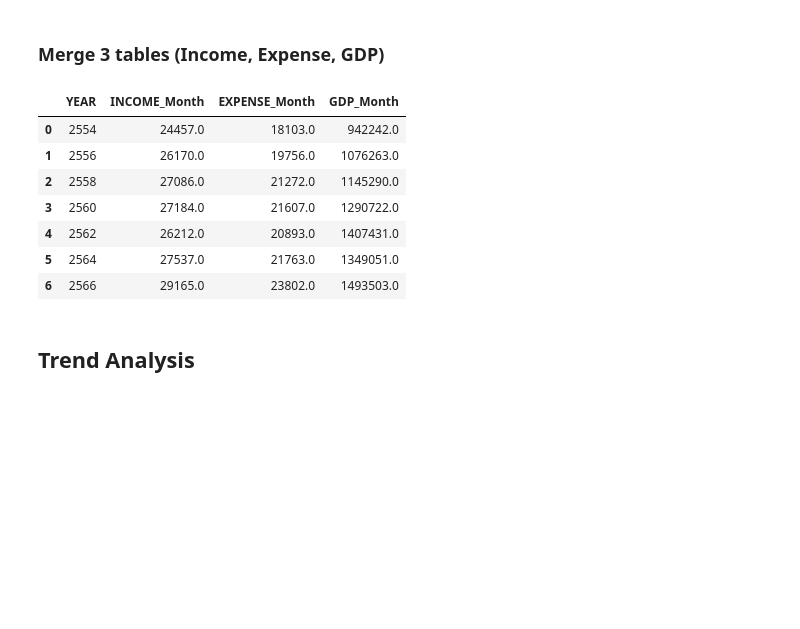
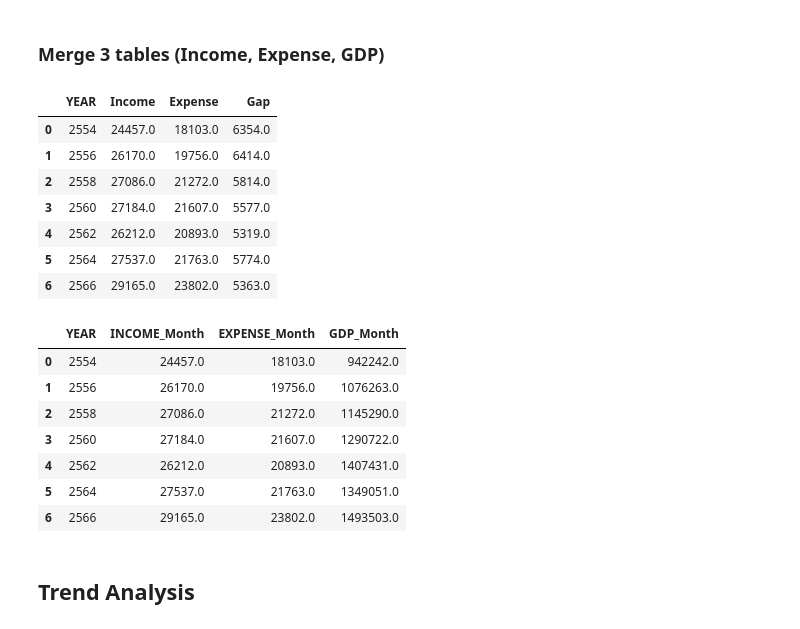
Before and after one commit to JidapaBur/TH_Avg_HouseholdIncome, a Jupyter notebook: TH_Avg_HouseholdIncome.ipynb, the cells around one changed output. Drawn from its saved outputs; the diff is of its cells as text; code cells hidden in the pictures; blank space fills up the shorter version.

```diff
--- a/TH_Avg_HouseholdIncome.ipynb
+++ b/TH_Avg_HouseholdIncome.ipynb
@@ -89,29 +89,39 @@ tb3.head(5)
 # %%
 #Merge Table of income and expense
 
 tb12 = pd.merge(tb1, tb2, on=['YEAR', 'REGION'], how='inner')
 tb12 = tb12.reset_index(drop=True)
 
 #Rename Columns
 tb_inner = tb12.rename(columns={'MONTHLY_INCOME': 'Income', 'VALUE': 'Expense'})
 tb = tb_inner[[ 'YEAR', 'Income', 'Expense']]
+tb['Gap'] = tb['Income'] - tb['Expense']
 
+display(tb.head(10))
 
 #Merge Table of GDP
 tb13 = pd.merge(tb, tb3, on=['YEAR'], how='inner')
 tb13 = tb13.rename(columns={'Income':'INCOME_Month', 'Expense':'EXPENSE_Month'})
 tb_merge = tb13[[ 'YEAR', 'INCOME_Month', 'EXPENSE_Month', 'GDP_Month']]
 
 display(tb_merge.head(10))
 # %% [output]
-|  | YEAR | INCOME_Month | EXPENSE_Month | GDP_Month |
-| 0 | 2554 | 24457.0 | 18103.0 | 942242.0 |
-| 1 | 2556 | 26170.0 | 19756.0 | 1076263.0 |
-| 2 | 2558 | 27086.0 | 21272.0 | 1145290.0 |
-| 3 | 2560 | 27184.0 | 21607.0 | 1290722.0 |
-| 4 | 2562 | 26212.0 | 20893.0 | 1407431.0 |
-| 5 | 2564 | 27537.0 | 21763.0 | 1349051.0 |
-| 6 | 2566 | 29165.0 | 23802.0 | 1493503.0 |
+|  | YEAR | Income | Expense | Gap |
+| 0 | 2554 | 24457.0 | 18103.0 | 6354.0 |
+| 1 | 2556 | 26170.0 | 19756.0 | 6414.0 |
+| 2 | 2558 | 27086.0 | 21272.0 | 5814.0 |
+| 3 | 2560 | 27184.0 | 21607.0 | 5577.0 |
+| 4 | 2562 | 26212.0 | 20893.0 | 5319.0 |
+| 5 | 2564 | 27537.0 | 21763.0 | 5774.0 |
+| 6 | 2566 | 29165.0 | 23802.0 | 5363.0 |
+|  | YEAR | INCOME_Month | EXPENSE_Month | GDP_Month |
+| 0 | 2554 | 24457.0 | 18103.0 | 942242.0 |
+| 1 | 2556 | 26170.0 | 19756.0 | 1076263.0 |
+| 2 | 2558 | 27086.0 | 21272.0 | 1145290.0 |
+| 3 | 2560 | 27184.0 | 21607.0 | 1290722.0 |
+| 4 | 2562 | 26212.0 | 20893.0 | 1407431.0 |
+| 5 | 2564 | 27537.0 | 21763.0 | 1349051.0 |
+| 6 | 2566 | 29165.0 | 23802.0 | 1493503.0 |
 # %% [markdown]
 ## Trend Analysis
 # %%
```
Also changed, not shown: parts of 4 cells of this notebook.
